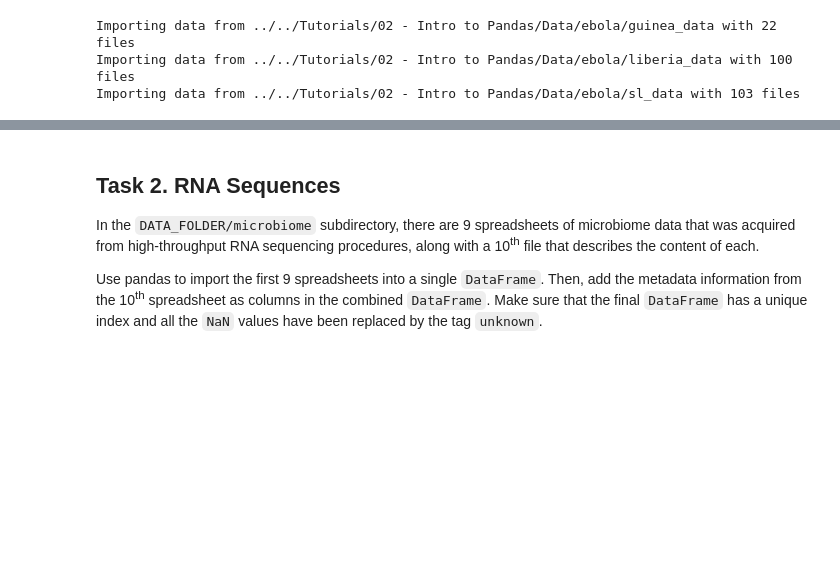
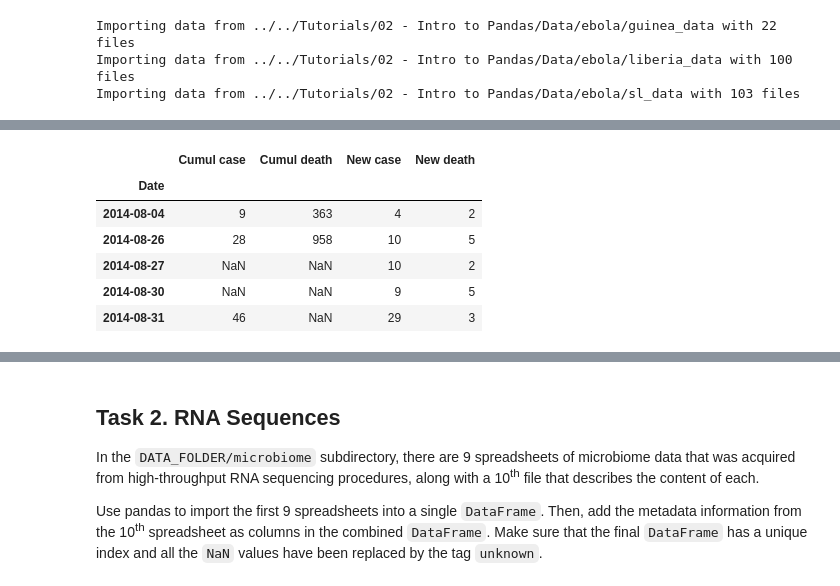
Before and after one commit to Polymere/ADA_Group, a Jupyter notebook: Homework/01 - Pandas and Data Wrangling/Homework 1.ipynb, the cells around one changed output, grey strips where cells are left out. Saved outputs shown, nothing was run; the diff lists cells and outputs as text; code cells hidden in the pictures; blank space fills up the shorter version.

```diff
--- a/Homework/01 - Pandas and Data Wrangling/Homework 1.ipynb
+++ b/Homework/01 - Pandas and Data Wrangling/Homework 1.ipynb
@@ -165,0 +200,31 @@ data_cropped
+# %%
+co='Guinea'
+n_death1='New deaths registered'
+n_death2='New deaths registered today'
+n_case='New cases of confirmed'
+c_death='Total deaths (confirmed + probables + suspects)'
+c_case='Total new cases registered so far'
+
+
+s_nd1=get_total(co, n_death1)
+s_nd2=get_total(co,n_death2)
+s_nd2=s_nd2.fillna(0)
+s_nd1=s_nd1.append(s_nd2)
+
+new_death_guinea=clean_serie(s_nd1).sort_index()
+new_case_guinea=get_total(co,n_case)
+
+cumul_case_guinea=clean_cumul(get_total(co, c_case))
+cumul_death_guinea=clean_cumul(get_total(co, c_death))
+
+data_Guinea=pd.concat({'New case':new_case_guinea, 'New death':new_death_guinea,
+                       'Cumul case':cumul_case_guinea, 'Cumul death':cumul_death_guinea}, axis=1)
+data_Guinea.head()
+# %% [output]
+|  | Cumul case | Cumul death | New case | New death |
+| Date |  |  |  |  |
+| 2014-08-04 | 9 | 363 | 4 | 2 |
+| 2014-08-26 | 28 | 958 | 10 | 5 |
+| 2014-08-27 | NaN | NaN | 10 | 2 |
+| 2014-08-30 | NaN | NaN | 9 | 5 |
+| 2014-08-31 | 46 | NaN | 29 | 3 |
```
Also changed, not shown: parts of 21 cells of this notebook.
